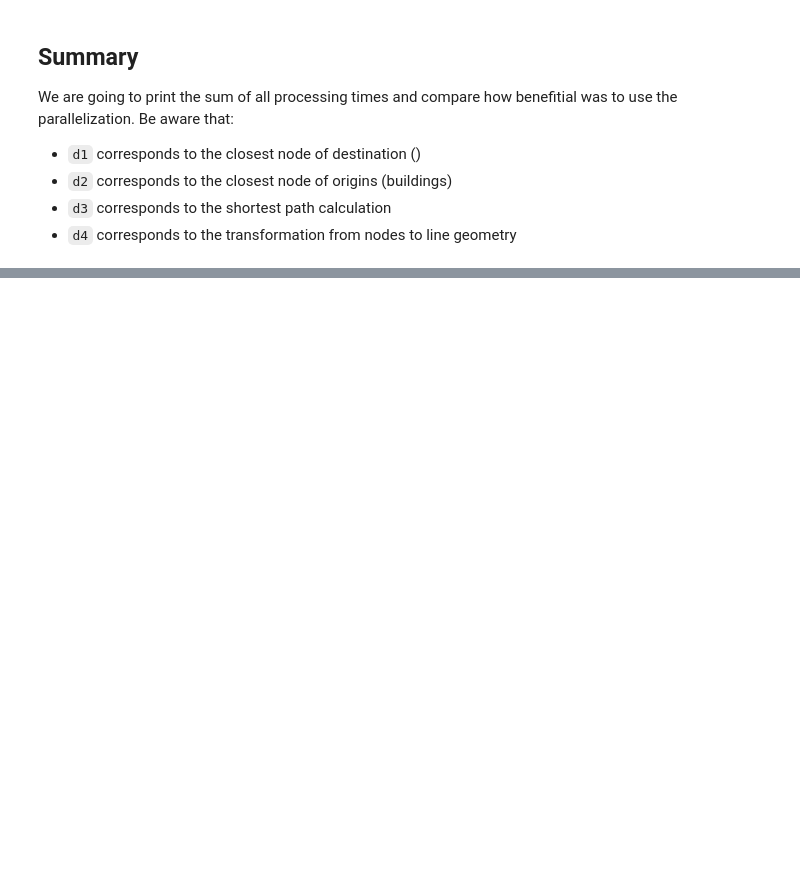
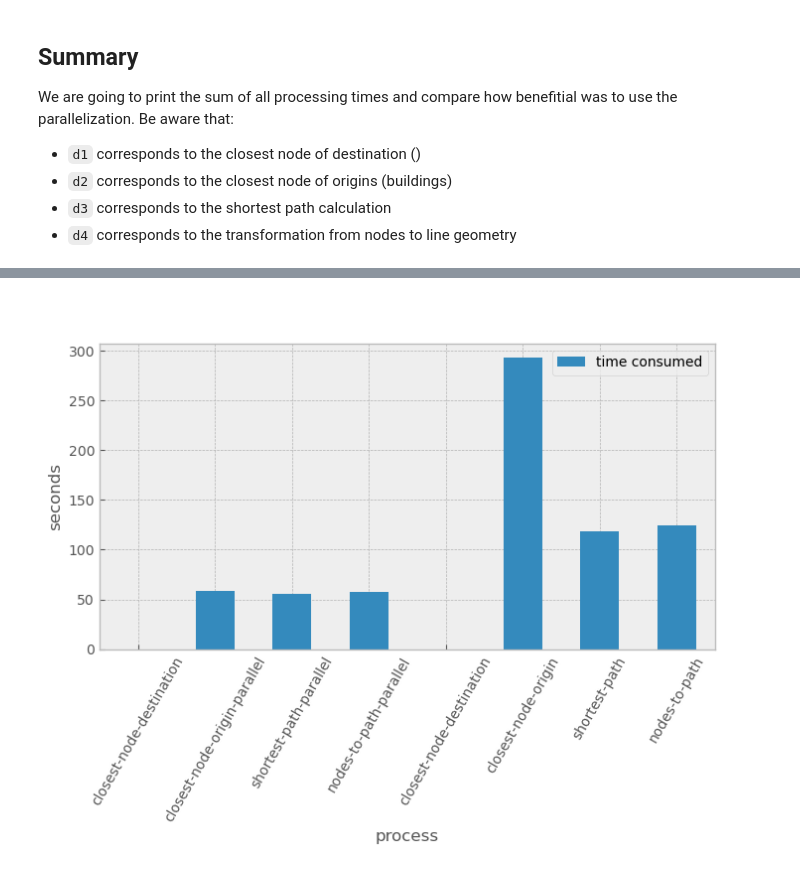
Before and after one commit to AaltoGIS/GeoHPC, a Jupyter notebook: source/lessons/L2/02_ShortestPath-Parallelization.ipynb, the cells around one changed output, grey strips where cells are left out. Saved outputs shown, nothing was run; the diff lists cells and outputs as text; code cells hidden in the pictures; blank space fills up the shorter version.

Commit message:
time-L2

```diff
--- a/source/lessons/L2/02_ShortestPath-Parallelization.ipynb
+++ b/source/lessons/L2/02_ShortestPath-Parallelization.ipynb
@@ -817,0 +818,33 @@ print(f'--> n paths : {len(all_routes_gdf)} at radius {RADIUS} m')
+# %%
+plt.style.use('bmh')
+
+# times
+time_sub = pd.DataFrame({'process':['closest-node-destination',
+                                    'closest-node-origin-parallel',
+                                    'shortest-path-parallel',
+                                    'nodes-to-path-parallel',
+                                    'closest-node-destination',
+                                    'closest-node-origin',
+                                    'shortest-path',
+                                    'nodes-to-path'],
+                         'time consumed':[d1,
+                                          d2_parallel,
+                                          d3_parallel,
+                                          d4_parallel,
+                                          d1,
+                                          d2_non,
+                                          d3_non,
+                                          d4_non]}).set_index('process')
+
+ax = time_sub.plot(figsize=(8, 4), kind='bar');
+
+ax.set_ylabel('seconds')
+ax.set_xlabel('process')
+
+plt.xticks(rotation = 60)
+
+plt.legend(labelcolor='black')
+
+plt.suptitle('HPC time processing Shortest Paths');
+# %% [output]
+[figure, added]
```
Also changed, not shown: parts of 24 cells of this notebook.
